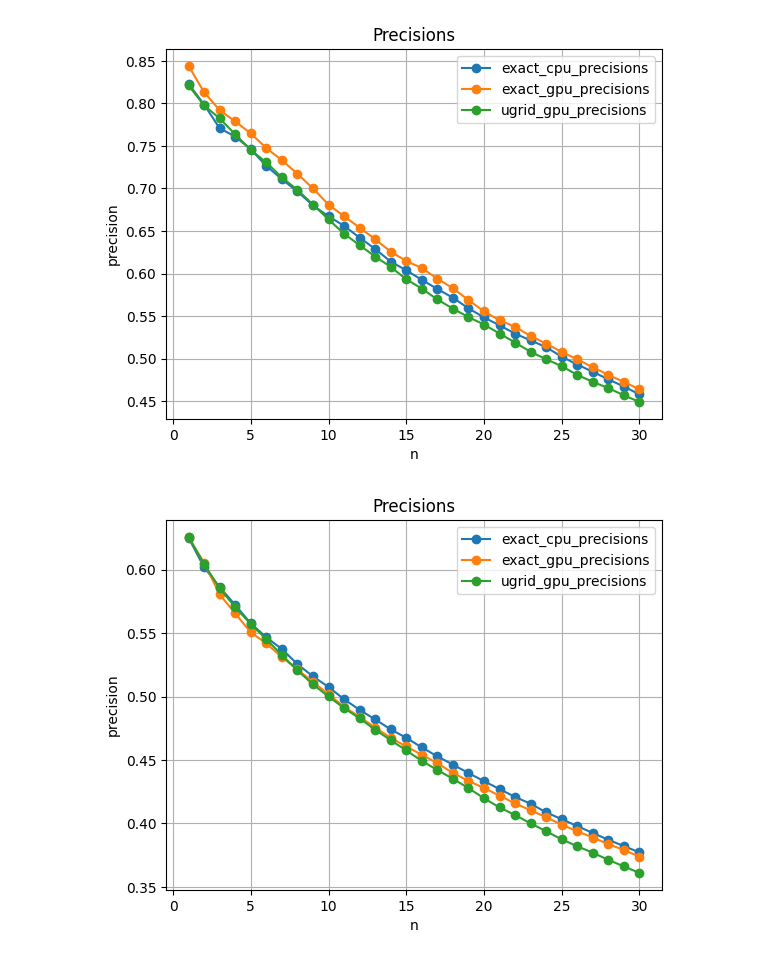
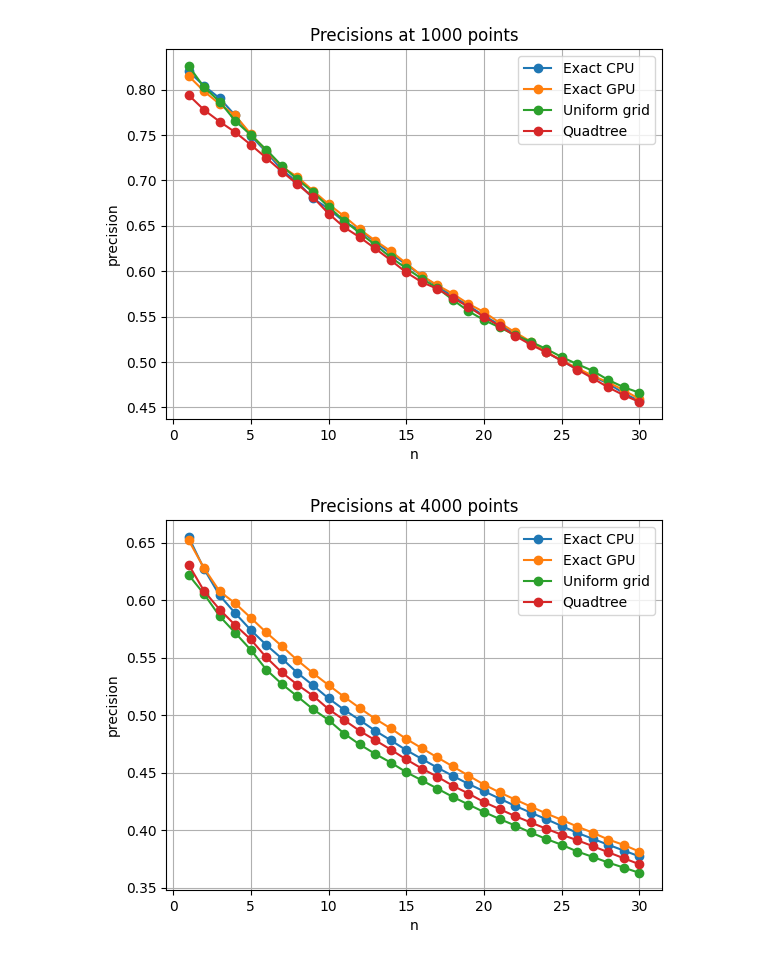
Before and after one commit to Milan7843/hyperbolic-tsne, a Jupyter notebook: full_test.ipynb, the cells around one changed output. Drawn from its saved outputs; the diff is of its cells as text; code cells hidden in the pictures.

```diff
--- a/full_test.ipynb
+++ b/full_test.ipynb
@@ -155,6 +157,6 @@ def run(num_points = 1000, exact=False, use_uniform_grid=False, uniform_grid_n=1
     fig.show()
     fig.savefig(f"results/{dataset.name}-inexact.png")
 
-    return precisions, recalls
+    return precisions, recalls, execution_time
 # %%
 u_grid_ns = [10, 15, 20, 25, 30]
@@ -266,16 +277,20 @@ print("Quadtree:")
 print(f"Precisions: {qtree_cpu_precisions}")
 print(f"Recalls: {qtree_cpu_recalls}")
 
-data = [exact_cpu_precisions[0], exact_gpu_precisions[0], ugrid_gpu_precisions[0], exact_gpu_precisions[0]]
+data = [exact_cpu_precisions[0], exact_gpu_precisions[0], ugrid_gpu_precisions[0], qtree_cpu_precisions[0]]
 labels = ["Exact CPU", "Exact GPU", "Uniform grid", "Quadtree"]
-plot_points(data, labels, "Precisions", "n", "precision")
+plot_points(data, labels, f"Precisions at {point_counts[0]} points", "n", "precision")
 
-data = [exact_cpu_precisions[1], exact_gpu_precisions[1], ugrid_gpu_precisions[1], exact_gpu_precisions[1]]
+data = [exact_cpu_precisions[1], exact_gpu_precisions[1], ugrid_gpu_precisions[1], qtree_cpu_precisions[1]]
 labels = ["Exact CPU", "Exact GPU", "Uniform grid", "Quadtree"]
-plot_points(data, labels, "Precisions", "n", "precision")
+plot_points(data, labels, f"Precisions at {point_counts[1]} points", "n", "precision")
 
-data = [exact_gpu_precisions[2], ugrid_gpu_precisions[2], exact_gpu_precisions[2]]
+data = [exact_gpu_precisions[2], ugrid_gpu_precisions[2], qtree_cpu_precisions[2]]
 labels = ["Exact GPU", "Uniform grid", "Quadtree"]
-plot_points(data, labels, "Precisions", "n", "precision")
+plot_points(data, labels, f"Precisions at {point_counts[2]} points", "n", "precision")
+
+data = [exact_gpu_precisions[3], ugrid_gpu_precisions[3], qtree_cpu_precisions[3]]
+labels = ["Exact GPU", "Uniform grid", "Quadtree"]
+plot_points(data, labels, f"Precisions at {point_counts[3]} points", "n", "precision")
 # %% [output]
 Exact CPU:
@@ -290,2 +308,2 @@ Recalls: [[0.027366666666666664, 0.05316666666666667, 0.07823333333333334, 0.101
-[figure, old version]
+[figure, new version]
-[figure, old version]
+[figure, new version]
```
Also changed, not shown: parts of 3 cells of this notebook.
